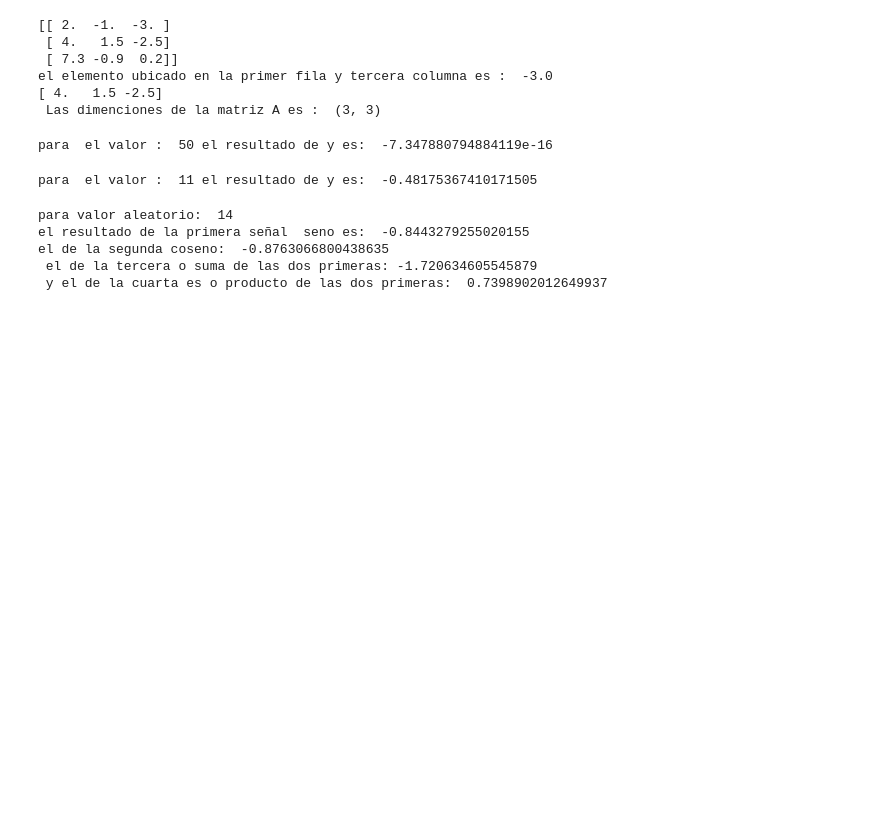
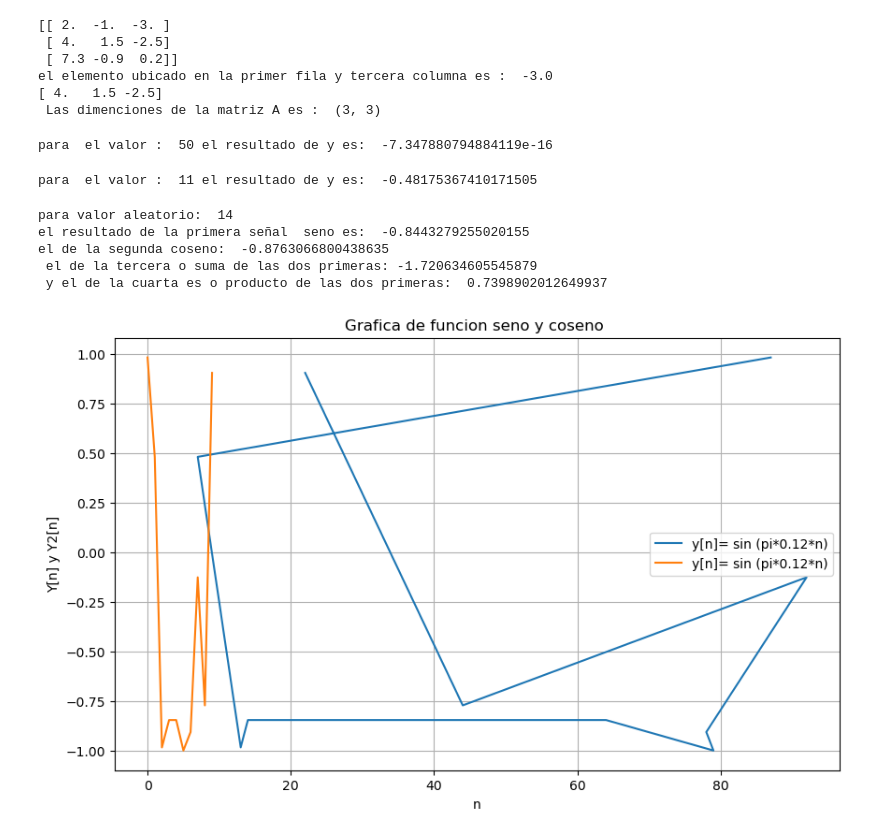
Before and after one commit to AngieTrianaT/Laboratorio-biosenales, a Jupyter notebook: Practica_1/Entrega1_ErikaGomez.ipynb, the cells around one changed output. Cells and saved outputs as stored; diff of their text form; code cells hidden in the pictures; blank space fills up the shorter version.

Commit message:
ultimos puntos

```diff
--- a/Practica_1/Entrega1_ErikaGomez.ipynb
+++ b/Practica_1/Entrega1_ErikaGomez.ipynb
@@ -124,3 +124,31 @@ el resultado de la primera señal  seno es:  -0.8443279255020155
 el de la segunda coseno:  -0.8763066800438635
  el de la tercera o suma de las dos primeras: -1.720634605545879
  y el de la cuarta es o producto de las dos primeras:  0.7398902012649937
+# %%
+#punto m
+import numpy as np
+import random
+import matplotlib.pyplot as plt
+
+def funciones1(n):
+
+    return  np.sin(np.pi*0.12*n)
+
+def funciones2(m):
+    return np.cos((2*np.pi)*0.03*n)
+
+na=[random.randint(0,100) for _ in range(10)]
+ya=[funciones1(n) for n in na]
+yb= [funciones1(n) for n in na]
+
+plt.figure(figsize=(10,6))
+plt.plot(na,ya,yb,
+         label='y[n]= sin (pi*0.12*n)')
+plt.xlabel('n')
+plt.ylabel('Y[n] y Y2[n]')
+plt.title('Grafica de funcion seno y coseno ')
+plt.legend()
+plt.grid(True)
+plt.show()
+# %% [output]
+[figure, added]
```
Also changed, not shown: parts of 3 cells of this notebook.
